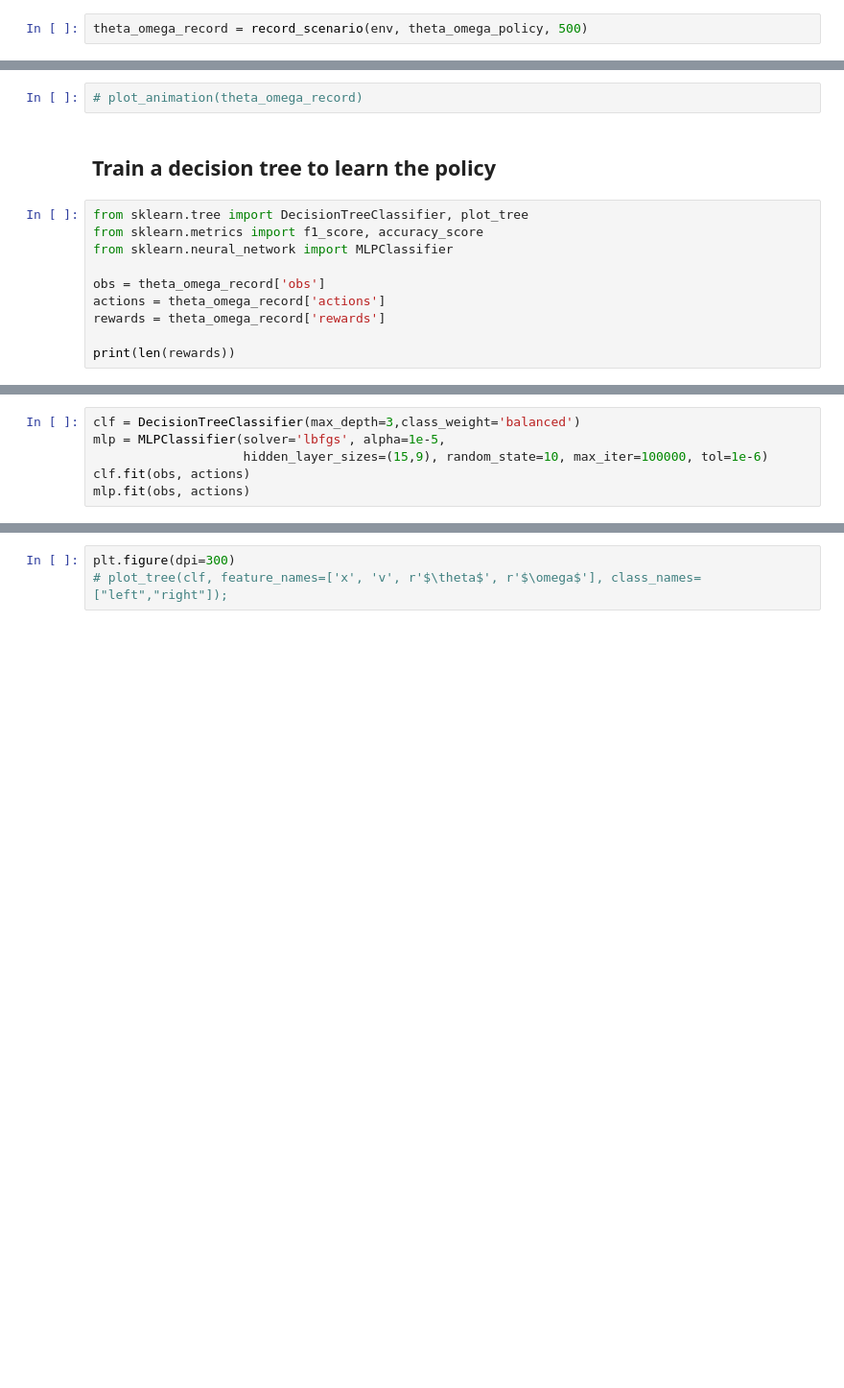
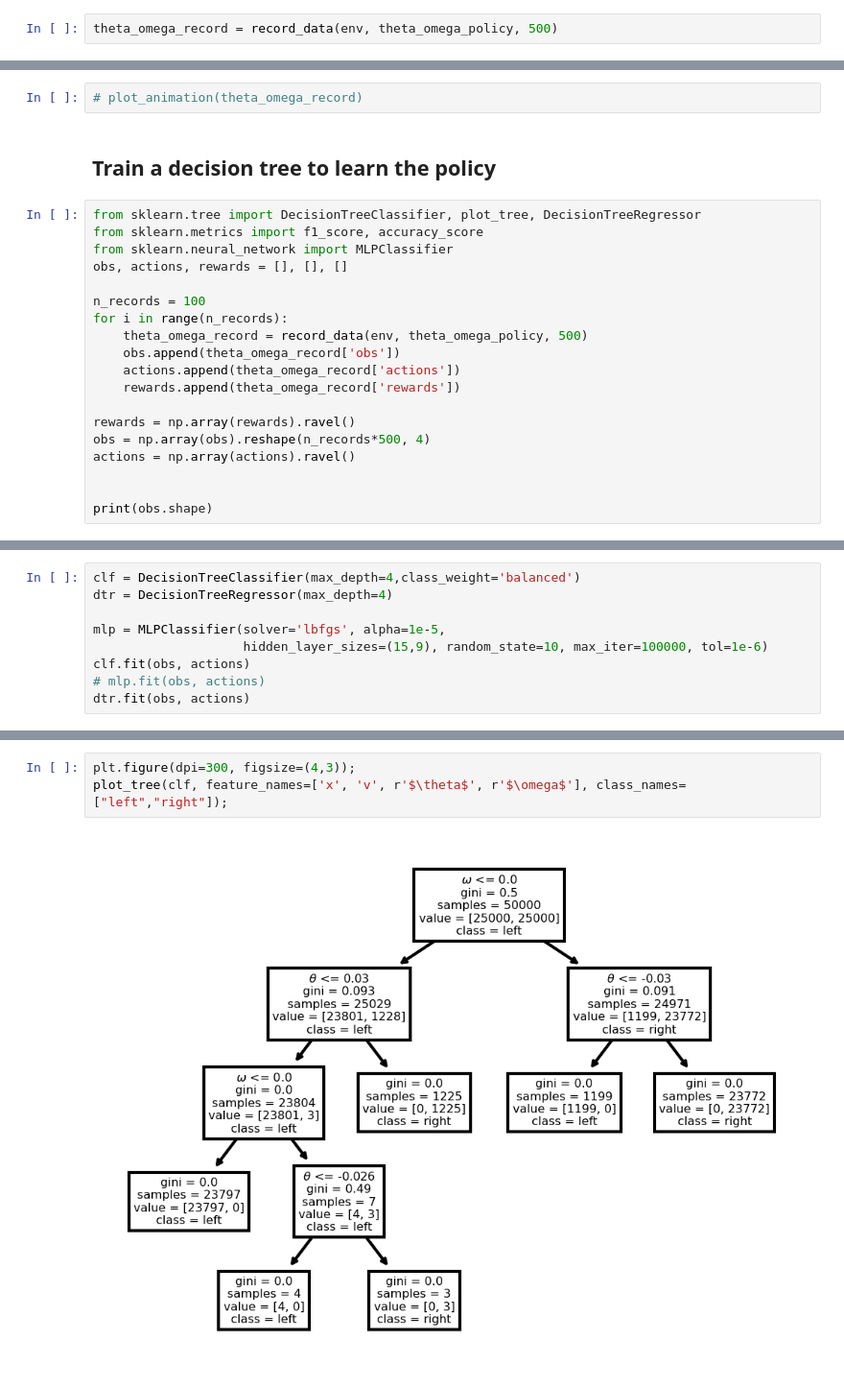
Before and after one commit to rageSpin/data-science_projects, a Jupyter notebook: Reinforcement Learning/CartPole/cartpole-simple_physics.ipynb, the cells around one changed output, grey strips where cells are left out. Shown: that part at 96% size. Cells and saved outputs as stored; diff of their text form; blank space fills up the shorter version.

Commit message:
train DecisionTree on multiple records

```diff
--- a/Reinforcement Learning/CartPole/cartpole-simple_physics.ipynb
+++ b/Reinforcement Learning/CartPole/cartpole-simple_physics.ipynb
@@ -151,2 +154,2 @@ plot_policy(theta_omega_rewards, "Theta-Omega Policy")
 # %%
-theta_omega_record = record_scenario(env, theta_omega_policy, 500)
+theta_omega_record = record_data(env, theta_omega_policy, 500)
@@ -155,12 +161,21 @@ theta_omega_record = record_scenario(env, theta_omega_policy, 500)
 # %% [markdown]
 ## Train a decision tree to learn the policy
 # %%
-from sklearn.tree import DecisionTreeClassifier, plot_tree
+from sklearn.tree import DecisionTreeClassifier, plot_tree, DecisionTreeRegressor
 from sklearn.metrics import f1_score, accuracy_score
 from sklearn.neural_network import MLPClassifier
+obs, actions, rewards = [], [], []
 
-obs = theta_omega_record['obs']
-actions = theta_omega_record['actions']
-rewards = theta_omega_record['rewards']
+n_records = 100
+for i in range(n_records):
+    theta_omega_record = record_data(env, theta_omega_policy, 500)
+    obs.append(theta_omega_record['obs'])
+    actions.append(theta_omega_record['actions'])
+    rewards.append(theta_omega_record['rewards'])
 
-print(len(rewards))
+rewards = np.array(rewards).ravel()
+obs = np.array(obs).reshape(n_records*500, 4)
+actions = np.array(actions).ravel()
+
+
+print(obs.shape)
@@ -167,6 +184,9 @@ print(len(rewards))
 # %%
-clf = DecisionTreeClassifier(max_depth=3,class_weight='balanced')
+clf = DecisionTreeClassifier(max_depth=4,class_weight='balanced')
+dtr = DecisionTreeRegressor(max_depth=4)
+
 mlp = MLPClassifier(solver='lbfgs', alpha=1e-5,
                     hidden_layer_sizes=(15,9), random_state=10, max_iter=100000, tol=1e-6)
 clf.fit(obs, actions)
-mlp.fit(obs, actions)
+# mlp.fit(obs, actions)
+dtr.fit(obs, actions)
@@ -176,5 +202,7 @@ print(f1_score(actions, mlp.predict(obs)), accuracy_score(actions, mlp.predict(o
 # %%
-plt.figure(dpi=300)
-# plot_tree(clf, feature_names=['x', 'v', r'$\theta$', r'$\omega$'], class_names=["left","right"]);
+plt.figure(dpi=300, figsize=(4,3));
+plot_tree(clf, feature_names=['x', 'v', r'$\theta$', r'$\omega$'], class_names=["left","right"]);
+# %% [output]
+[figure, added]
 # %%
 actions[actions == 0].shape
```
Also changed, not shown: parts of 7 cells of this notebook, 1 other file.
